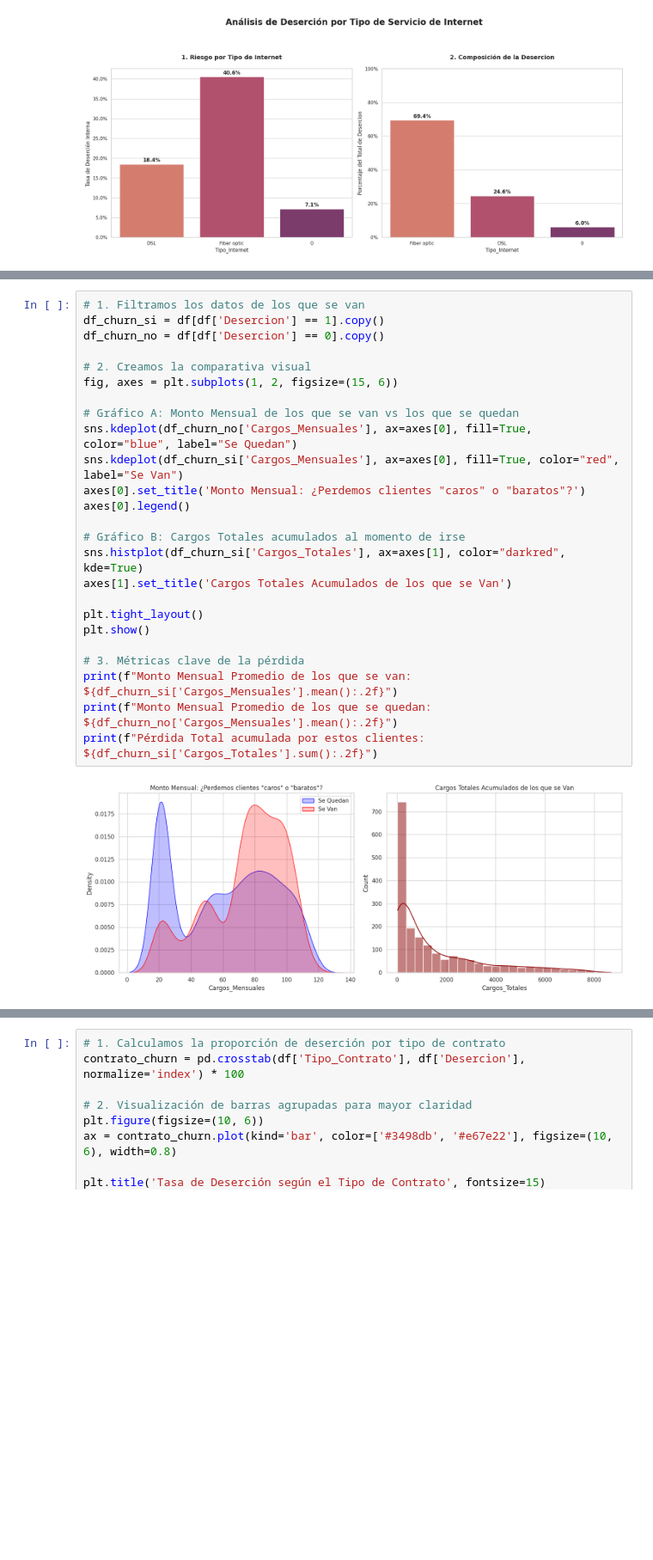
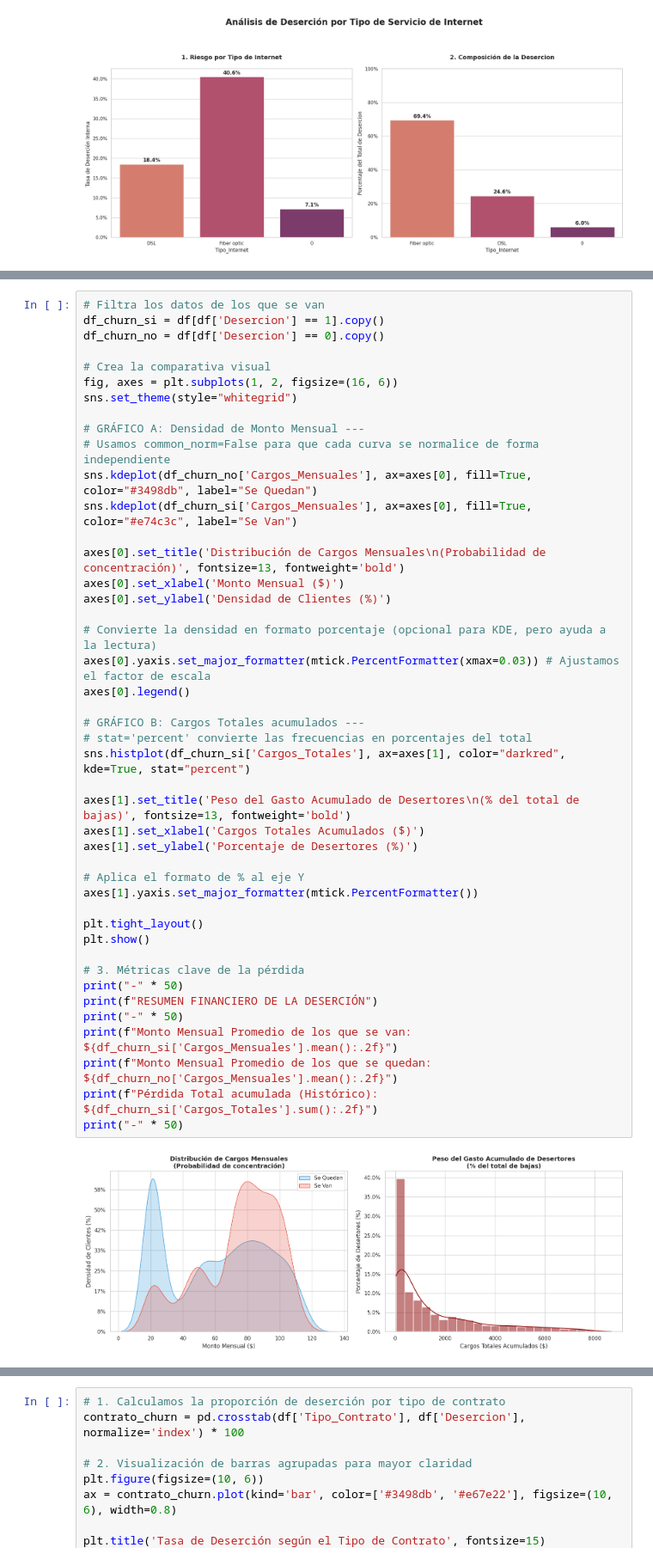
Before and after one commit to lstredel/Challenge-Telecom-X, a Jupyter notebook: Challenge_TelecomX.ipynb, the cells around one changed output, grey strips where cells are left out. Shown at 86% size. Saved outputs shown, nothing was run; the diff lists cells and outputs as text; blank space fills up the shorter version.

```diff
--- a/Challenge_TelecomX.ipynb
+++ b/Challenge_TelecomX.ipynb
@@ -1544,29 +1485,48 @@ Estadísticas de Monto Mensual:
 - Mediana de factura: $70.30
 - Desviación Estándar: $30.13
 # %%
-# 1. Filtramos los datos de los que se van
+# Filtra los datos de los que se van
 df_churn_si = df[df['Desercion'] == 1].copy()
 df_churn_no = df[df['Desercion'] == 0].copy()
 
-# 2. Creamos la comparativa visual
-fig, axes = plt.subplots(1, 2, figsize=(15, 6))
+# Crea la comparativa visual
+fig, axes = plt.subplots(1, 2, figsize=(16, 6))
+sns.set_theme(style="whitegrid")
 
-# Gráfico A: Monto Mensual de los que se van vs los que se quedan
-sns.kdeplot(df_churn_no['Cargos_Mensuales'], ax=axes[0], fill=True, color="blue", label="Se Quedan")
-sns.kdeplot(df_churn_si['Cargos_Mensuales'], ax=axes[0], fill=True, color="red", label="Se Van")
-axes[0].set_title('Monto Mensual: ¿Perdemos clientes "caros" o "baratos"?')
+# GRÁFICO A: Densidad de Monto Mensual ---
+# Usamos common_norm=False para que cada curva se normalice de forma independiente
+sns.kdeplot(df_churn_no['Cargos_Mensuales'], ax=axes[0], fill=True, color="#3498db", label="Se Quedan")
+sns.kdeplot(df_churn_si['Cargos_Mensuales'], ax=axes[0], fill=True, color="#e74c3c", label="Se Van")
+
+axes[0].set_title('Distribución de Cargos Mensuales\n(Probabilidad de concentración)', fontsize=13, fontweight='bold')
+axes[0].set_xlabel('Monto Mensual ($)')
+axes[0].set_ylabel('Densidad de Clientes (%)')
+
+# Convierte la densidad en formato porcentaje (opcional para KDE, pero ayuda a la lectura)
+axes[0].yaxis.set_major_formatter(mtick.PercentFormatter(xmax=0.03)) # Ajustamos el factor de escala
 axes[0].legend()
 
-# Gráfico B: Cargos Totales acumulados al momento de irse
-sns.histplot(df_churn_si['Cargos_Totales'], ax=axes[1], color="darkred", kde=True)
-axes[1].set_title('Cargos Totales Acumulados de los que se Van')
+# GRÁFICO B: Cargos Totales acumulados ---
+# stat='percent' convierte las frecuencias en porcentajes del total
+sns.histplot(df_churn_si['Cargos_Totales'], ax=axes[1], color="darkred", kde=True, stat="percent")
+
+axes[1].set_title('Peso del Gasto Acumulado de Desertores\n(% del total de bajas)', fontsize=13, fontweight='bold')
+axes[1].set_xlabel('Cargos Totales Acumulados ($)')
+axes[1].set_ylabel('Porcentaje de Desertores (%)')
+
+# Aplica el formato de % al eje Y
+axes[1].yaxis.set_major_formatter(mtick.PercentFormatter())
 
 plt.tight_layout()
 plt.show()
 
 # 3. Métricas clave de la pérdida
-print(f"Monto Mensual Promedio de los que se van: ${df_churn_si['Cargos_Mensuales'].mean():.2f}")
+print("-" * 50)
+print(f"RESUMEN FINANCIERO DE LA DESERCIÓN")
+print("-" * 50)
+print(f"Monto Mensual Promedio de los que se van:    ${df_churn_si['Cargos_Mensuales'].mean():.2f}")
 print(f"Monto Mensual Promedio de los que se quedan: ${df_churn_no['Cargos_Mensuales'].mean():.2f}")
-print(f"Pérdida Total acumulada por estos clientes: ${df_churn_si['Cargos_Totales'].sum():.2f}")
+print(f"Pérdida Total acumulada (Histórico):         ${df_churn_si['Cargos_Totales'].sum():.2f}")
+print("-" * 50)
 # %% [output]
-[figure, old version]
+[figure, new version]
```
Also changed, not shown: parts of 25 cells of this notebook.
